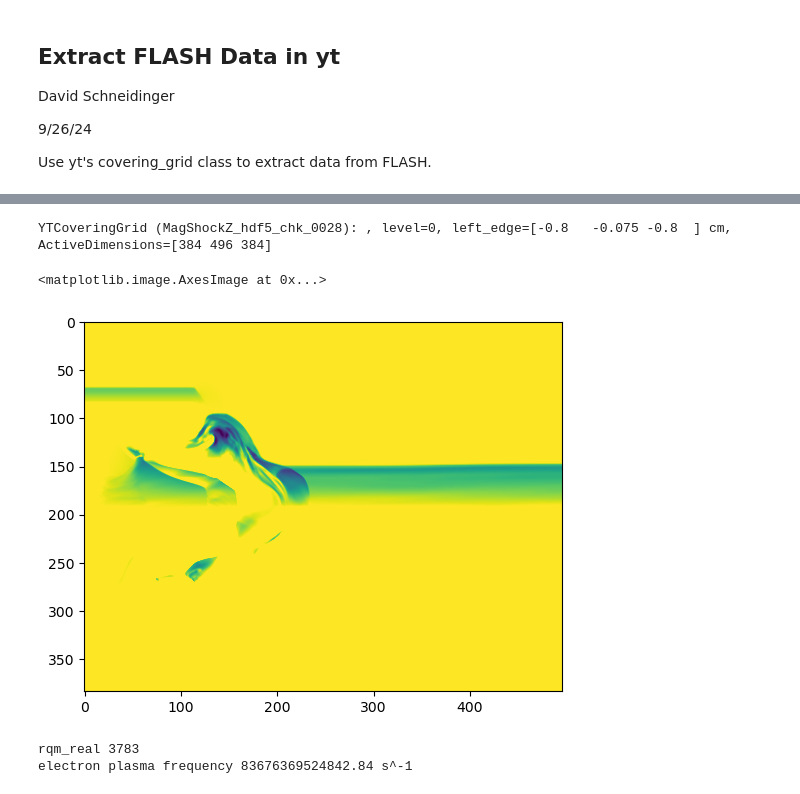
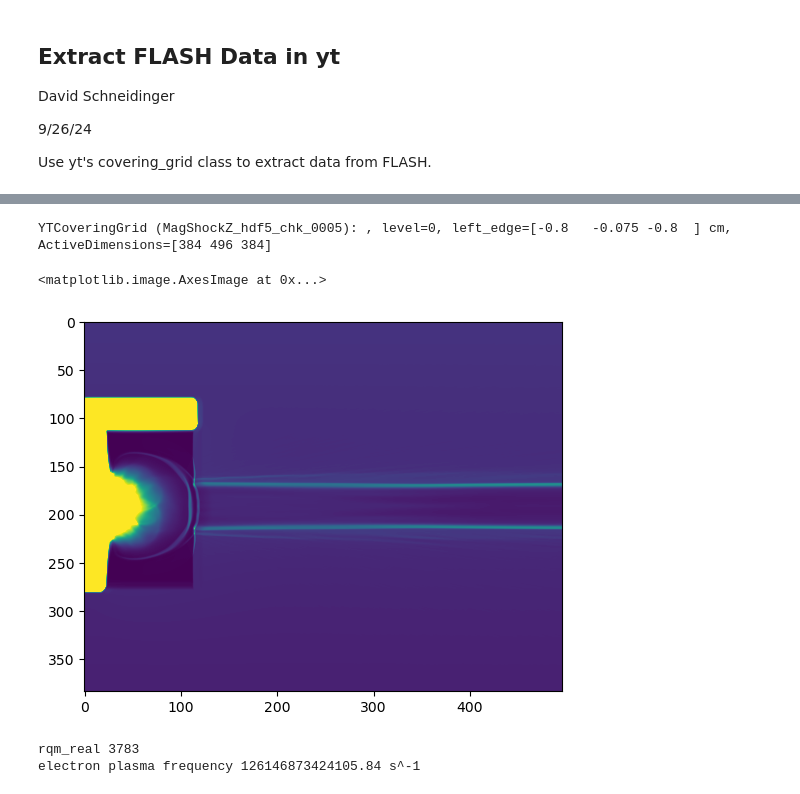
Before and after one commit to Schaeffer-Lab/MagShockZ, a Jupyter notebook: python-fortran_interface/write-FLASH-fields.ipynb, the cells around one changed output, grey strips where cells are left out. Cells and saved outputs as stored; diff of their text form; code cells hidden in the pictures.

```diff
--- a/python-fortran_interface/write-FLASH-fields.ipynb
+++ b/python-fortran_interface/write-FLASH-fields.ipynb
@@ -15,7 +15,7 @@ from pathlib import Path
 # %%
 # plot_path = "~/shared/data/OSIRIS_transfer/MAGON/MagShockZ_hdf5_chk_0005"
 # plot_path = "~/shared/data/OSIRIS_transfer/MAGON/MagShockZ_hdf5_chk_0005"
-plot_path = "~/shared/data/VAC_DEREK3D_20um/MagShockZ_hdf5_chk_0028"
+plot_path = "~/shared/data/VAC_DEREK3D_20um/MagShockZ_hdf5_chk_0006"
 input_filename = "magshockz-v3.1.2d"
 output_dir = Path(f"/home/dschneidinger/MagShockZ/input_files/{input_filename}")
 if not output_dir.exists():
@@ -28,7 +28,7 @@ if not output_dir.exists():
 import sys
 sys.path.append("../src")
 from load_derived_FLASH_fields import derive_fields
-ds = derive_fields(plot_path,rqm=50,ion_2='Si')
+ds = derive_fields(plot_path,rqm=100,ion_2='Si')
 
 from curl_B import *
 ds_ = add_current_density(ds)
@@ -59,32 +59,32 @@ all_data = ds.covering_grid(
 )
 all_data
 # %% [output]
-YTCoveringGrid (MagShockZ_hdf5_chk_0028): , level=0, left_edge=[-0.8   -0.075 -0.8  ] cm, ActiveDimensions=[384 496 384]
+YTCoveringGrid (MagShockZ_hdf5_chk_0005): , level=0, left_edge=[-0.8   -0.075 -0.8  ] cm, ActiveDimensions=[384 496 384]
 # %%
-plt.imshow(all_data['flash',"v_ix"][:,:,(all_data['flash',"v_ix"].shape[0])//2],vmax = 1e-4)
+plt.imshow(all_data['flash',"edens"][:,:,(all_data['flash',"edens"].shape[0])//2],vmax = 5e19)
 # %% [output]
 <matplotlib.image.AxesImage at 0x...>
-[figure, old version]
+[figure, new version]
 # %%
 # All of these numbers come from the INITIAL conditions of FLASH, not the actual values at the given time
 
 
-# ne_cgs = 5e18 # [cm^-3]
-ne_cgs = 2.2e18 # [cm^-3]
+ne_cgs = 5e18 # [cm^-3]
+# ne_cgs = 2.2e18 # [cm^-3]
 e = 4.80320425e-10 # [statC] = [cm^3/2⋅g^1/2⋅s^−1]
 m_e = 9.1093837139e-28 # [g]
 c = 2.99792458e10 # [cm/s]
 kb = 8.617333262e-5 # [eV/K]
 proton_mass = 1.6726219e-24 # [g]
-# B = 75000 # [Gauss]
-B = 42000 # [Gauss]
+B = 75000 # [Gauss]
+# B = 42000 # [Gauss]
 T_e = 40 # [eV]
 # Al_charge_state = 6
 Al_charge_state = 13
 erg_per_eV = 1.60218e-12 # [erg/eV]
 
 
-rqm = 50 # [m_e]
+rqm = 100 # [m_e]
 
 # from Wikipedia
 aluminum_molecular_weight = 26.981
@@ -98,7 +98,7 @@ omega_pe = np.sqrt(4*np.pi*ne_cgs*e**2/m_e)
 print(f"electron plasma frequency {omega_pe} s^-1")
 # %% [output]
 rqm_real 3783
-electron plasma frequency 83676369524842.84 s^-1
+electron plasma frequency 126146873424105.84 s^-1
 # %%
 def save_slice(normalizations:dict, target_index:int=0): # 84 was the number for old sims, 250 is for new
     '''
```
Also changed, not shown: parts of 8 cells of this notebook, 25 other files.
